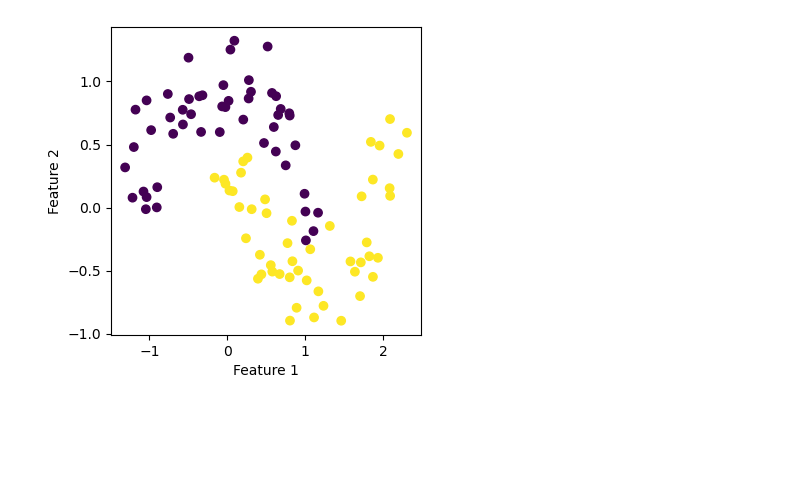
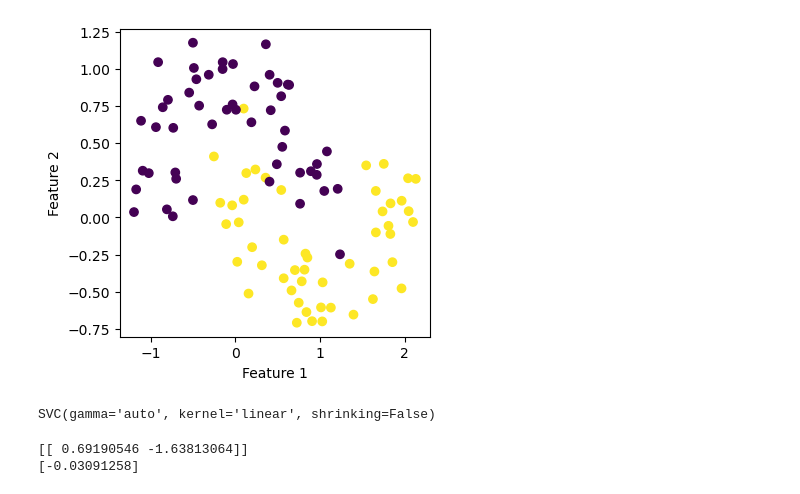
Before and after one commit to Xianzhiwang1/Leet-Code-Project, a Jupyter notebook: posts/blog-01-svm/svm_test.ipynb, the cells around one changed output. Drawn from its saved outputs; the diff is of its cells as text; code cells hidden in the pictures; blank space fills up the shorter version.

```diff
--- a/posts/blog-01-svm/svm_test.ipynb
+++ b/posts/blog-01-svm/svm_test.ipynb
@@ -62,13 +45,23 @@ from matplotlib.patches import Patch
 # %%
 # mysvm.big_plot(X_train, y_train, X_validate, y_validate, X_test, y_test, 9,3)
 # %%
-from sklearn.datasets import make_moons
-
 X,y= make_moons(100, shuffle=True, noise = 0.2)
-X_validate, y_validate= make_moons(100, shuffle=True, noise = 0.25)
-X_test, y_test= make_moons(100, shuffle=True, noise = 0.30)
+X_train, y_train = make_moons(100, shuffle=True, noise = 0.28)
+X_validate, y_validate= make_moons(100, shuffle=True, noise = 0.30)
+X_test, y_test= make_moons(100, shuffle=True, noise = 0.32)
 plt.rcParams["figure.figsize"] = (4,4)
 plt.scatter(X[:,0], X[:,1], c=y)
 labels=plt.gca().set(xlabel="Feature 1", ylabel="Feature 2")
 # %% [output]
-[figure, old version]
+[figure, new version]
+# %%
+soln = SVC(kernel="linear", gamma="auto", shrinking=False)
+soln.fit(X_train, y_train)
+# %% [output]
+SVC(gamma='auto', kernel='linear', shrinking=False)
+# %%
+print(soln.coef_)
+print(soln.intercept_)
+# %% [output]
+[[ 0.69190546 -1.63813064]]
+[-0.03091258]
```
Also changed, not shown: parts of 14 cells of this notebook, 25 other files.
